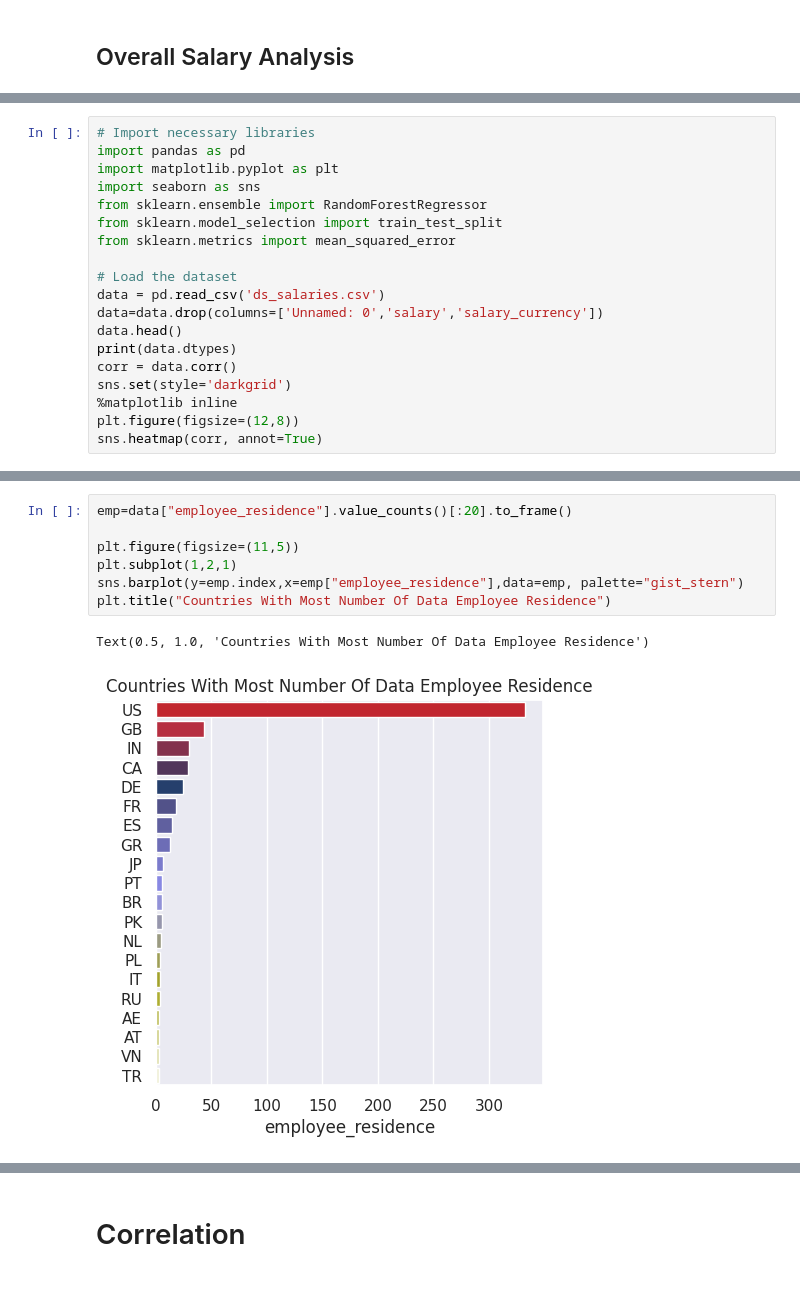
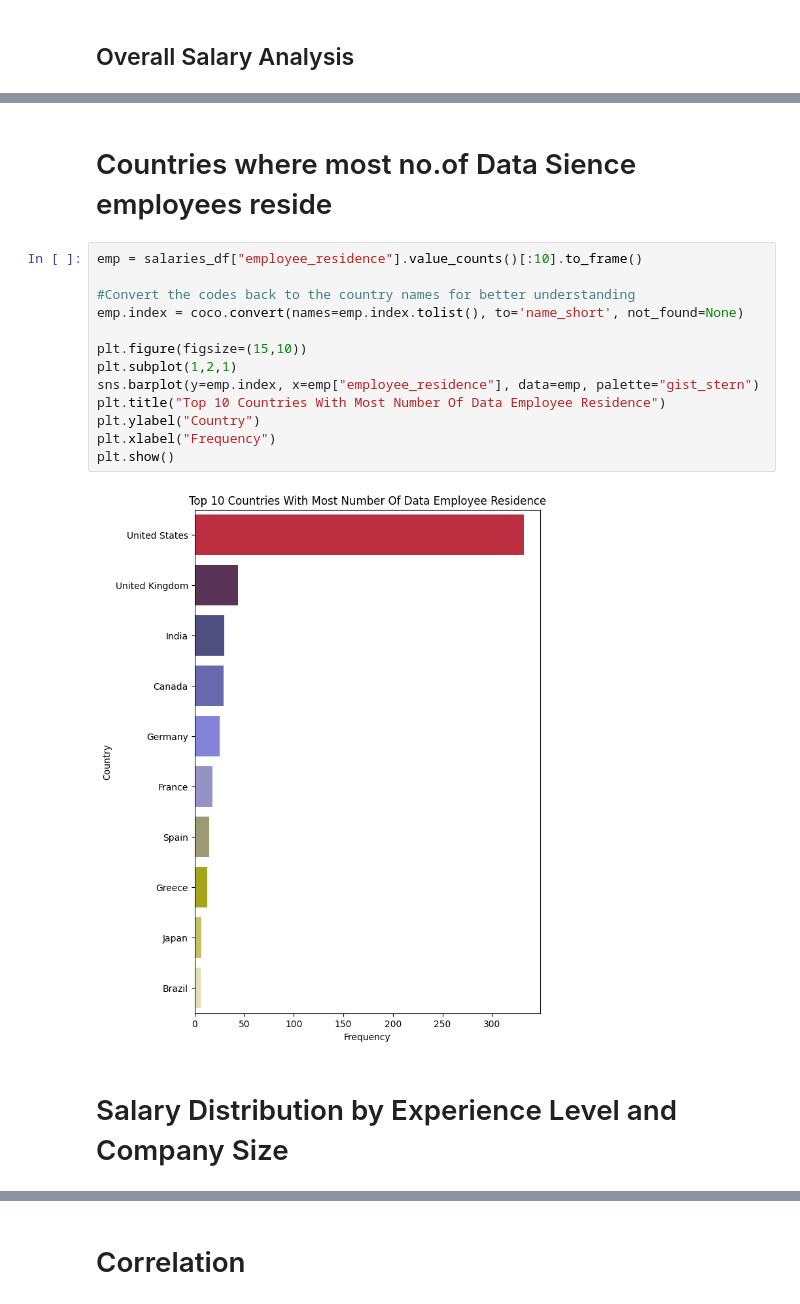
Before and after one commit to KatyayaniPande/SC1015, a Jupyter notebook: dsai.ipynb, the cells around one changed output, grey strips where cells are left out. Cells and saved outputs as stored; diff of their text form.

```diff
--- a/dsai.ipynb
+++ b/dsai.ipynb
@@ -342,19 +448,0 @@ plt.show()
-# %%
-# Import necessary libraries
-import pandas as pd
-import matplotlib.pyplot as plt
-import seaborn as sns
-from sklearn.ensemble import RandomForestRegressor
-from sklearn.model_selection import train_test_split
-from sklearn.metrics import mean_squared_error
-
-# Load the dataset
-data = pd.read_csv('ds_salaries.csv')
-data=data.drop(columns=['Unnamed: 0','salary','salary_currency'])
-data.head()
-print(data.dtypes)
-corr = data.corr()
-sns.set(style='darkgrid')
-%matplotlib inline
-plt.figure(figsize=(12,8))
-sns.heatmap(corr, annot=True)
@@ -396,11 +467,20 @@ plt.show()
+# %% [markdown]
+# Countries where most no.of Data Sience employees reside
 # %%
-emp=data["employee_residence"].value_counts()[:20].to_frame()
+emp = salaries_df["employee_residence"].value_counts()[:10].to_frame()
 
-plt.figure(figsize=(11,5))
+#Convert the codes back to the country names for better understanding
+emp.index = coco.convert(names=emp.index.tolist(), to='name_short', not_found=None)
+
+plt.figure(figsize=(15,10))
 plt.subplot(1,2,1)
-sns.barplot(y=emp.index,x=emp["employee_residence"],data=emp, palette="gist_stern")
-plt.title("Countries With Most Number Of Data Employee Residence")
+sns.barplot(y=emp.index, x=emp["employee_residence"], data=emp, palette="gist_stern")
+plt.title("Top 10 Countries With Most Number Of Data Employee Residence")
+plt.ylabel("Country")
+plt.xlabel("Frequency")
+plt.show()
 # %% [output]
-Text(0.5, 1.0, 'Countries With Most Number Of Data Employee Residence')
-[figure, old version]
+[figure, new version]
+# %% [markdown]
+# Salary Distribution by Experience Level and Company Size
 # %%
```
Also changed, not shown: parts of 51 cells of this notebook.
